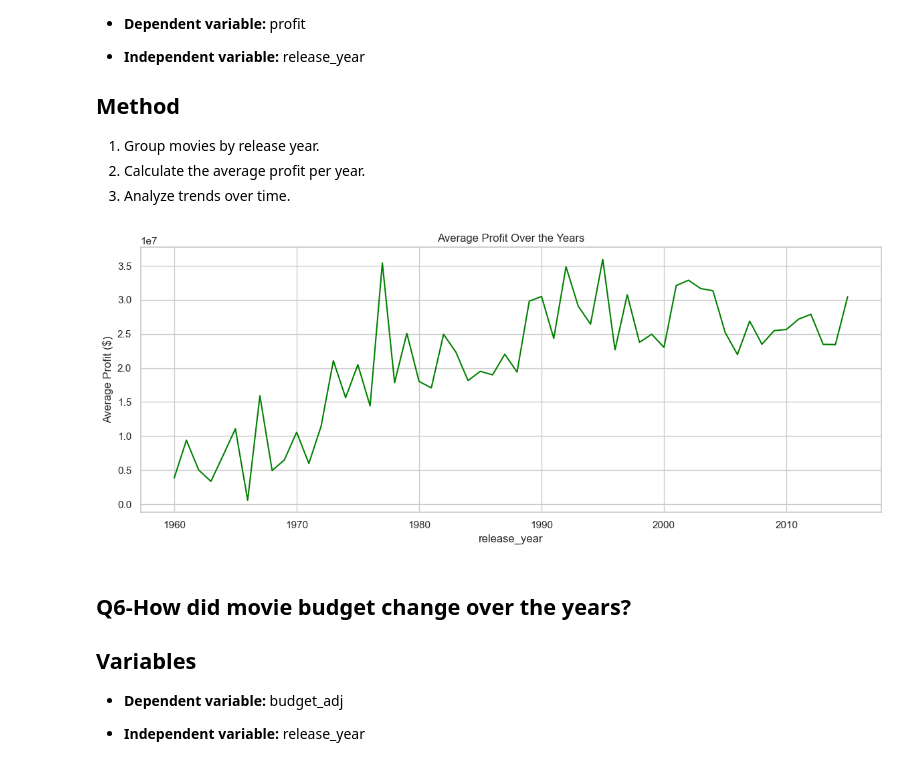
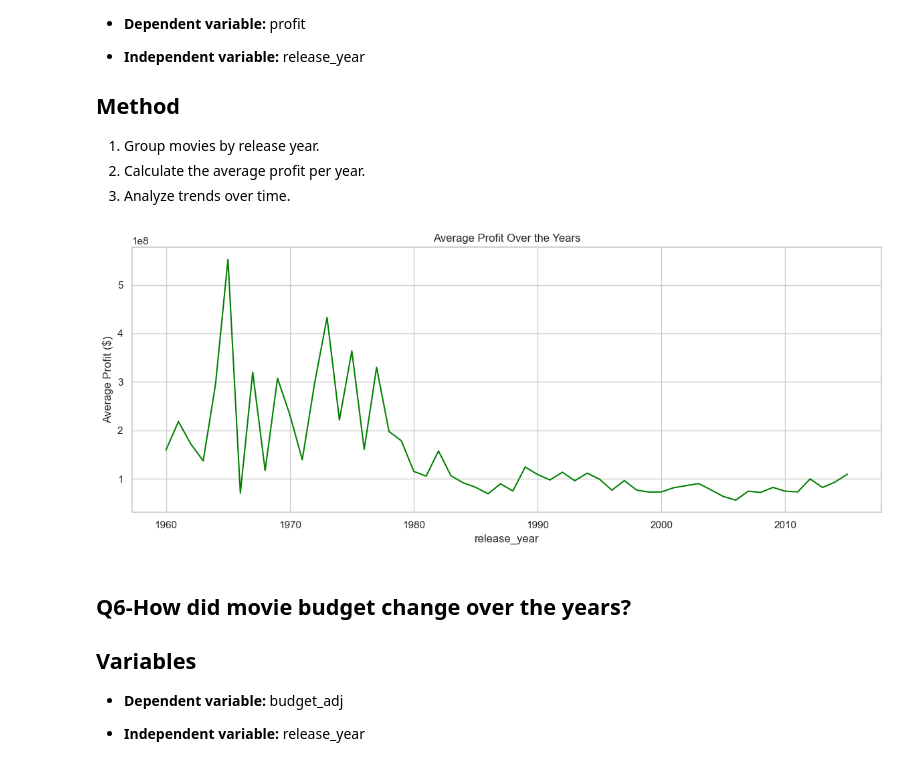
Before and after one commit to RaniaMofeed/tmdb-movies, a Jupyter notebook: tmdb-movies.ipynb, the cells around one changed output. Saved outputs shown, nothing was run; the diff lists cells and outputs as text; code cells hidden in the pictures.

Commit message:
Add screenshots and fix some errors

```diff
--- a/tmdb-movies.ipynb
+++ b/tmdb-movies.ipynb
@@ -54,3 +54,8 @@ pd.set_option('display.max_columns', None)
 pd.set_option('display.float_format', '{:.2f}'.format)
 sns.set(style="whitegrid")
 warnings.filterwarnings('ignore')
+
+
+plt.rcParams['figure.figsize'] = (12, 6)
+sns.set_style('whitegrid')
+print('Libraries loaded!')
@@ -57,6 +81,6 @@ warnings.filterwarnings('ignore')
 # %%
-url = "https://raw.githubusercontent.com/RaniaMofeed/tmdb-movies/refs/heads/main/tmdb-movies.csv"
-df = pd.read_csv(url)
+tmdb_movies_data = "tmdb_movies_data.csv"
+df = pd.read_csv(tmdb_movies_data)
 # %% [markdown]
 <a id='wrangling'></a>
 ## Data Wrangling
@@ -149,7 +173,9 @@ df.drop_duplicates(inplace=True)
 # %% [markdown]
 > release_date format: YYYY-MM-DD
 # %%
-df['release_date']=pd.to_datetime(
+df['release_date'] = pd.to_datetime(
     df['release_date'],
-    format='%Y-%m-%d',
-    errors='coerce')
+    format='%m/%d/%Y'
+)
+
+df['release_year'] = df['release_date'].dt.year
@@ -439,14 +477,18 @@ plt.show()
 2. Calculate the average profit per year.
 3. Analyze trends over time.
 # %%
-(df.groupby('release_year')['profit']
+df['profit'] = df['revenue_adj'] - df['budget_adj']
+
+(df[(df['budget_adj'] > 0) & (df['revenue_adj'] > 0)]
+ .groupby('release_year')['profit']
  .mean()
  .plot(figsize=(12, 5), color='green', title='Average Profit Over the Years'))
 plt.ylabel('Average Profit ($)')
 plt.tight_layout()
+plt.savefig('Average Profit Over the Years.png', dpi=150, bbox_inches='tight')
 plt.show()
 # %% [output]
-[figure, old version]
+[figure, new version]
 # %% [markdown]
 ## Q6-How did movie budget change over the years?
 ## Variables
```
Also changed, not shown: parts of 17 cells of this notebook, 9 other files.
